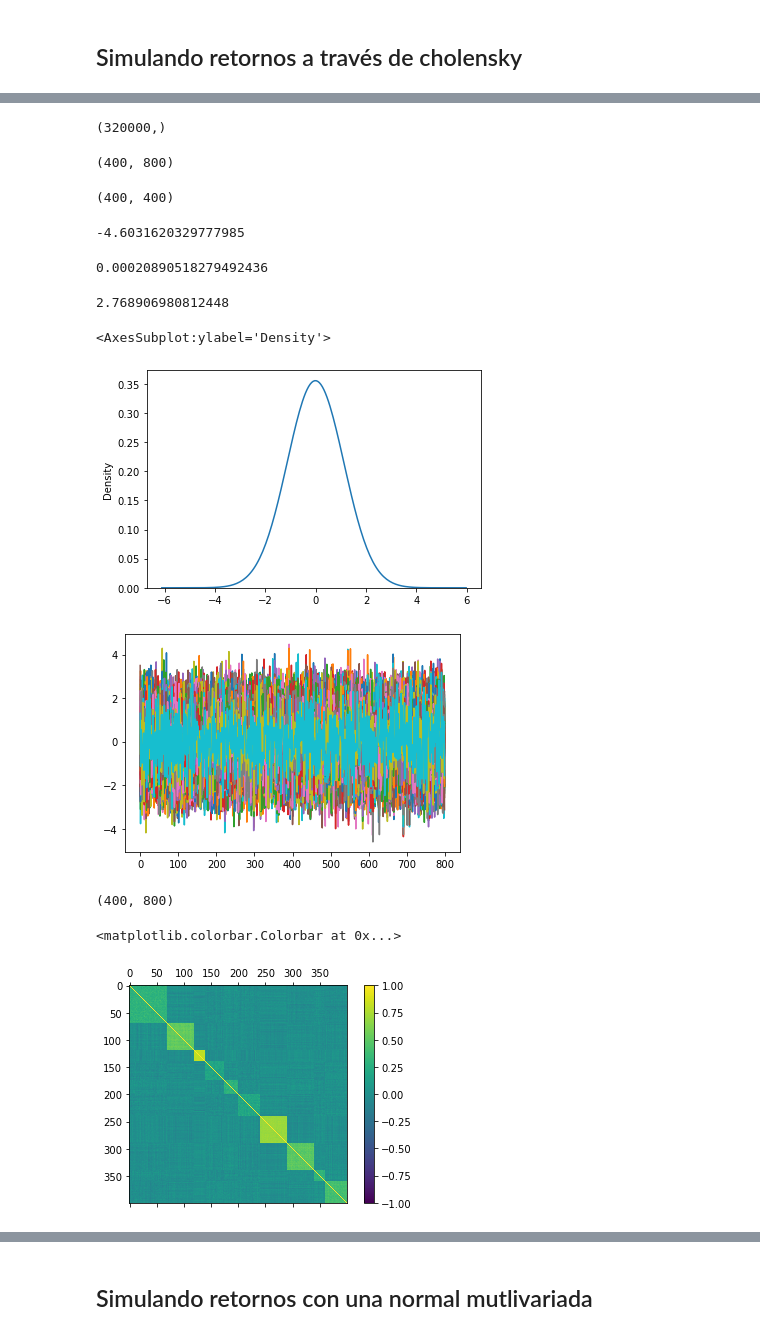
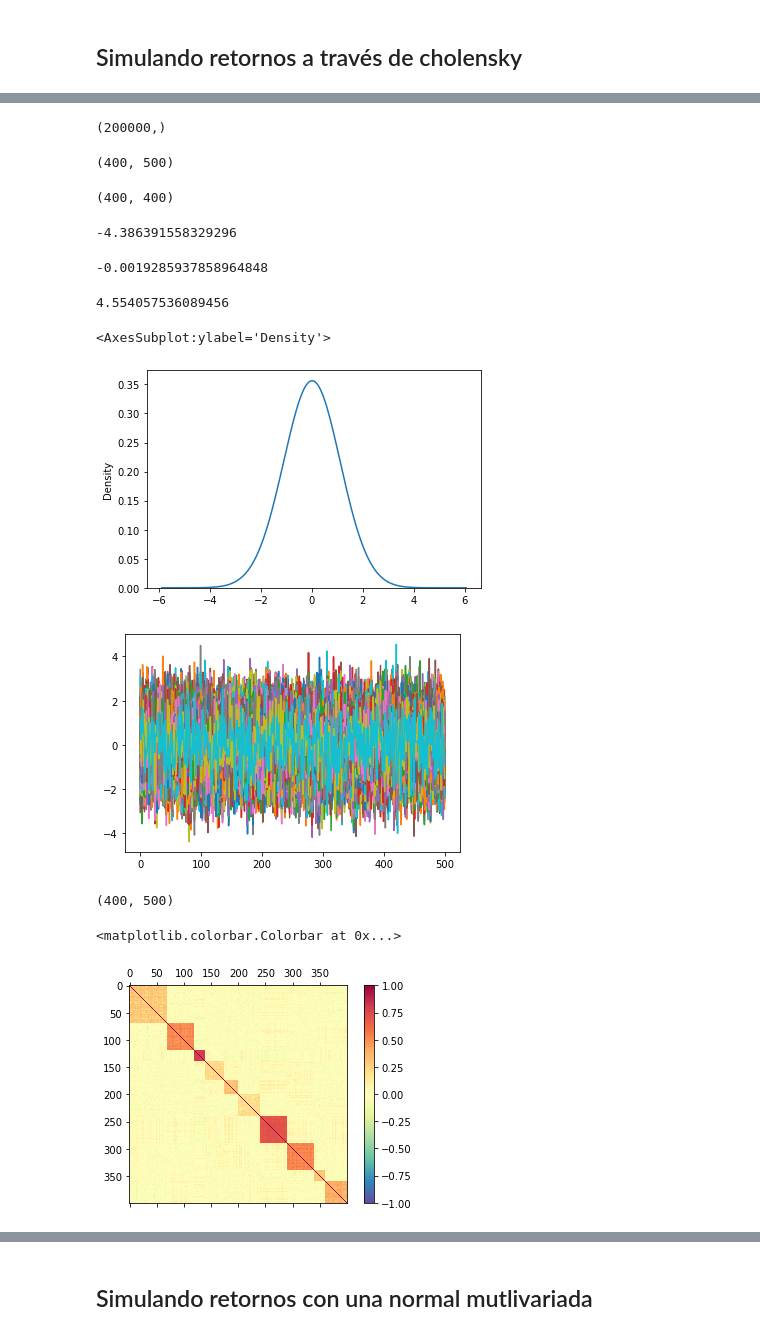
Before and after one commit to jduarte00/tesis, a Jupyter notebook: simulaciones.ipynb, the cells around one changed output, grey strips where cells are left out. Saved outputs shown, nothing was run; the diff lists cells and outputs as text; code cells hidden in the pictures.

Commit message:
cambiar paleta de colores para los heatmaps y añadir todos sugeridos por tutor

```diff
--- a/simulaciones.ipynb
+++ b/simulaciones.ipynb
@@ -55,7 +56,7 @@ array([[1. , 0.1, 0.1, 0.1, 0.1, 0. , 0. , 0. , 0. , 0. ],
 ## Simulando retornos a través de cholensky
 # %%
 corr_matrix = make_corr_matrix([70, 50, 20, 35, 25, 40, 50, 50 , 20, 40], [0.3, 0.5, 0.8, 0.2, 0.3, 0.2, 0.7, 0.5, 0.3, 0.4])
-number_of_obs = 800
+number_of_obs = 500
 number_of_assets = corr_matrix.shape[0]
 # En caso de que la matriz sea distinta de cero
 #means = np.zeros(number_of_assets)
@@ -72,12 +73,12 @@ fig.colorbar(caxs)
 Z = np.random.normal(size = number_of_assets * number_of_obs)
 Z.shape
 # %% [output]
-(320000,)
+(200000,)
 # %%
 Z = Z.reshape((number_of_assets,number_of_obs))
 Z.shape
 # %% [output]
-(400, 800)
+(400, 500)
 # %%
 L = np.linalg.cholesky(corr_matrix)
 L.shape
@@ -90,33 +91,33 @@ sample_corr = np.corrcoef(daily_returns)
 # %%
 daily_returns.min()
 # %% [output]
--4.6031620329777985
+-4.386391558329296
 # %%
 daily_returns.mean()
 # %% [output]
-0.00020890518279492436
+-0.0019285937858964848
 # %%
 daily_returns.max()
 # %% [output]
-2.768906980812448
+4.554057536089456
 # %%
 sns.kdeplot(daily_returns.flatten(), bw_method=0.5, fill=False, alpha = 1)
 # %% [output]
 <AxesSubplot:ylabel='Density'>
-[figure, old version]
+[figure, new version]
 # %%
 plt.plot(daily_returns.T);
 # %% [output]
-[figure, old version]
+[figure, new version]
 # %%
 daily_returns.shape
 # %% [output]
-(400, 800)
+(400, 500)
 # %%
 fig, axs = plt.subplots(1,1)
 #fig.set_size_inches(18.5, 10.5)
-caxs = axs.matshow(sample_corr, vmin=-1, vmax=1)
+caxs = axs.matshow(sample_corr, vmin=-1, vmax=1, cmap = cm.Spectral_r)
 fig.colorbar(caxs)
 # %% [output]
 <matplotlib.colorbar.Colorbar at 0x...>
-[figure, old version]
+[figure, new version]
```
Also changed, not shown: parts of 7 cells of this notebook.
